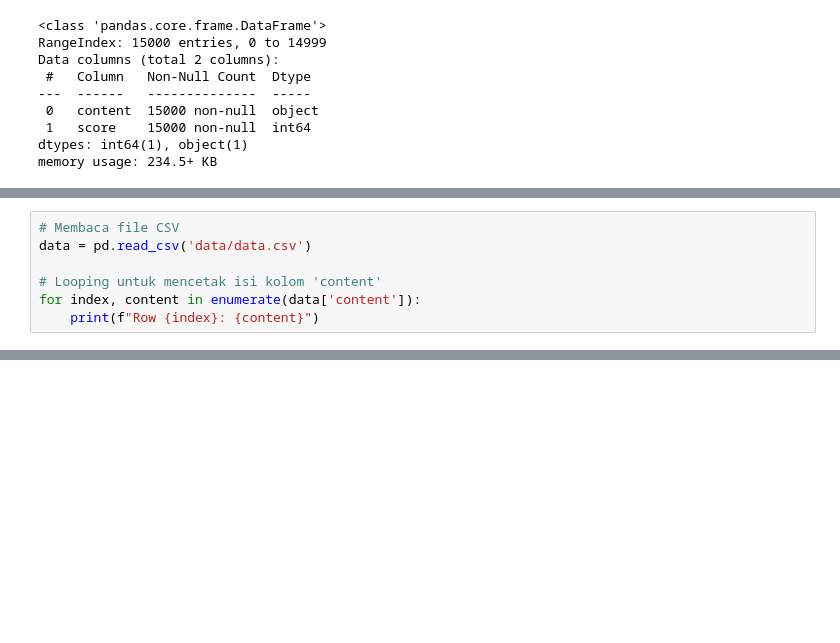
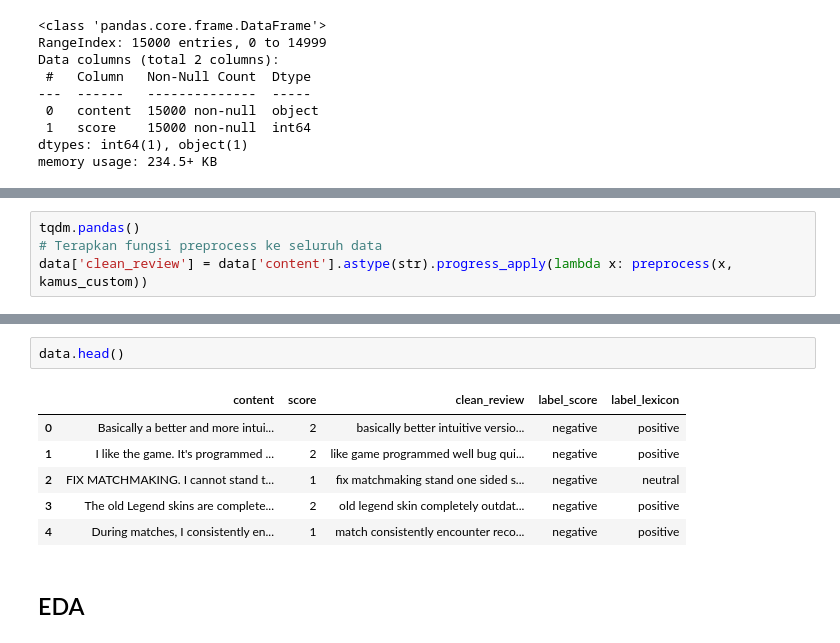
Before and after one commit to atalamahardika/Submission-Analisis-Sentimen, a Jupyter notebook: preprocessing.ipynb, the cells around one changed output, grey strips where cells are left out. Cells and saved outputs as stored; diff of their text form; blank space fills up the shorter version.

```diff
--- a/preprocessing.ipynb
+++ b/preprocessing.ipynb
@@ -141,7 +146,4 @@ for index, row in data_sample.iterrows():
-# %%
-# Membaca file CSV
-data = pd.read_csv('data/data.csv')
-
-# Looping untuk mencetak isi kolom 'content'
-for index, content in enumerate(data['content']):
-    print(f"Row {index}: {content}")
+# %%
+tqdm.pandas()
+# Terapkan fungsi preprocess ke seluruh data
+data['clean_review'] = data['content'].astype(str).progress_apply(lambda x: preprocess(x, kamus_custom))
@@ -147,0 +194,11 @@ for index, content in enumerate(data['content']):
+# %%
+data.head()
+# %% [output]
+|  | content | score | clean_review | label_score | label_lexicon |
+| 0 | Basically a better and more intui... | 2 | basically better intuitive versio... | negative | positive |
+| 1 | I like the game. It's programmed ... | 2 | like game programmed well bug qui... | negative | positive |
+| 2 | FIX MATCHMAKING. I cannot stand t... | 1 | fix matchmaking stand one sided s... | negative | neutral |
+| 3 | The old Legend skins are complete... | 2 | old legend skin completely outdat... | negative | positive |
+| 4 | During matches, I consistently en... | 1 | match consistently encounter reco... | negative | positive |
+# %% [markdown]
+## EDA
```
Also changed, not shown: parts of 15 cells of this notebook.
